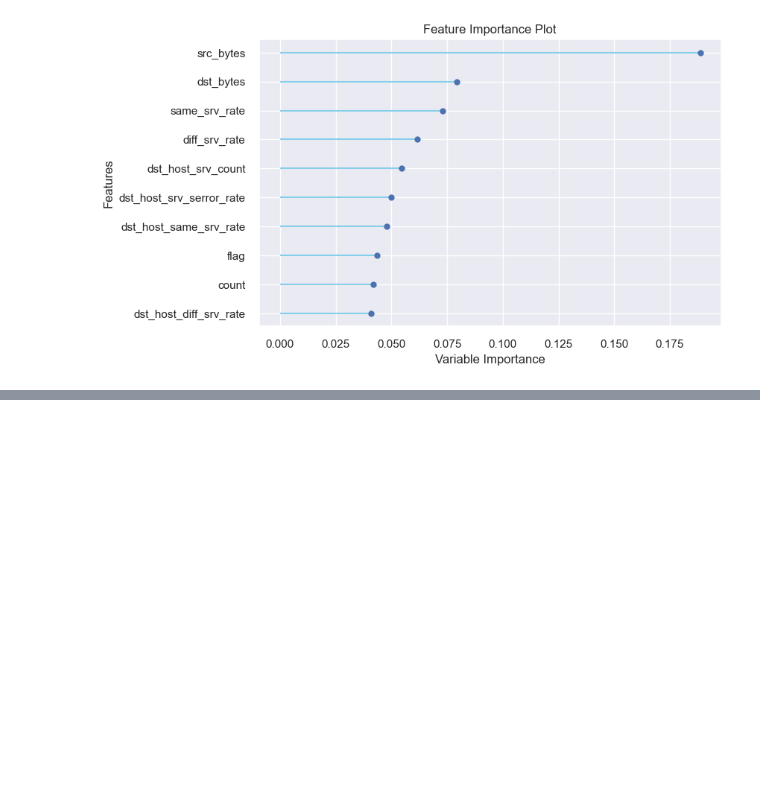
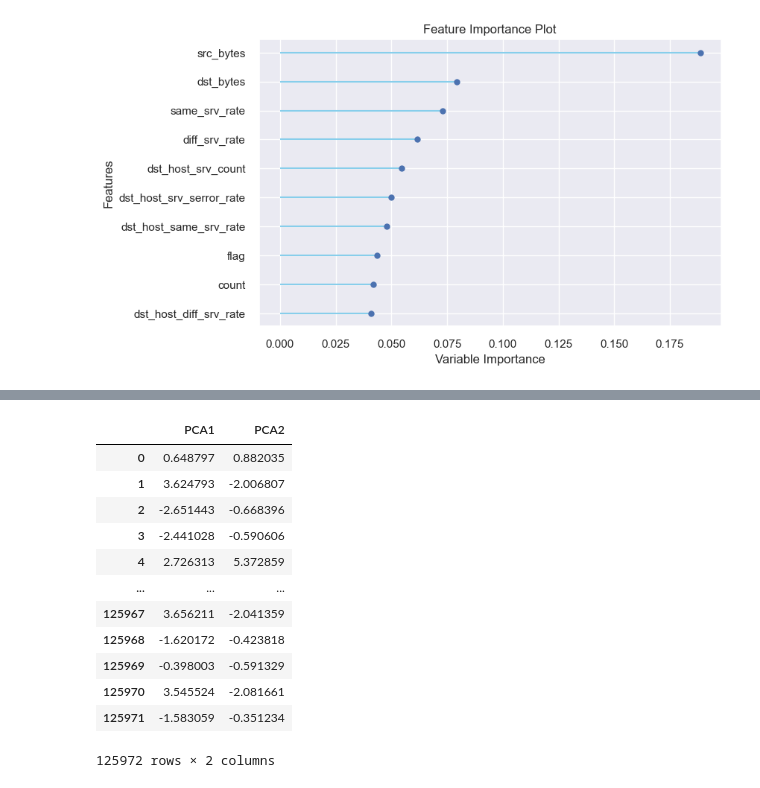
Before and after one commit to miautort/case-study-network-anomaly-detection, a Jupyter notebook: data_preparation.ipynb, the cells around one changed output, grey strips where cells are left out. Cells and saved outputs as stored; diff of their text form; code cells hidden in the pictures; blank space fills up the shorter version.

```diff
--- a/data_preparation.ipynb
+++ b/data_preparation.ipynb
@@ -160,0 +162,16 @@ plt.show()
+# %%
+df[["PCA1","PCA2"]]
+# %% [output]
+|  | PCA1 | PCA2 |
+| 0 | 0.648797 | 0.882035 |
+| 1 | 3.624793 | -2.006807 |
+| 2 | -2.651443 | -0.668396 |
+| 3 | -2.441028 | -0.590606 |
+| 4 | 2.726313 | 5.372859 |
+| ... | ... | ... |
+| 125967 | 3.656211 | -2.041359 |
+| 125968 | -1.620172 | -0.423818 |
+| 125969 | -0.398003 | -0.591329 |
+| 125970 | 3.545524 | -2.081661 |
+| 125971 | -1.583059 | -0.351234 |
+125972 rows × 2 columns
```
Also changed, not shown: parts of 8 cells of this notebook.
